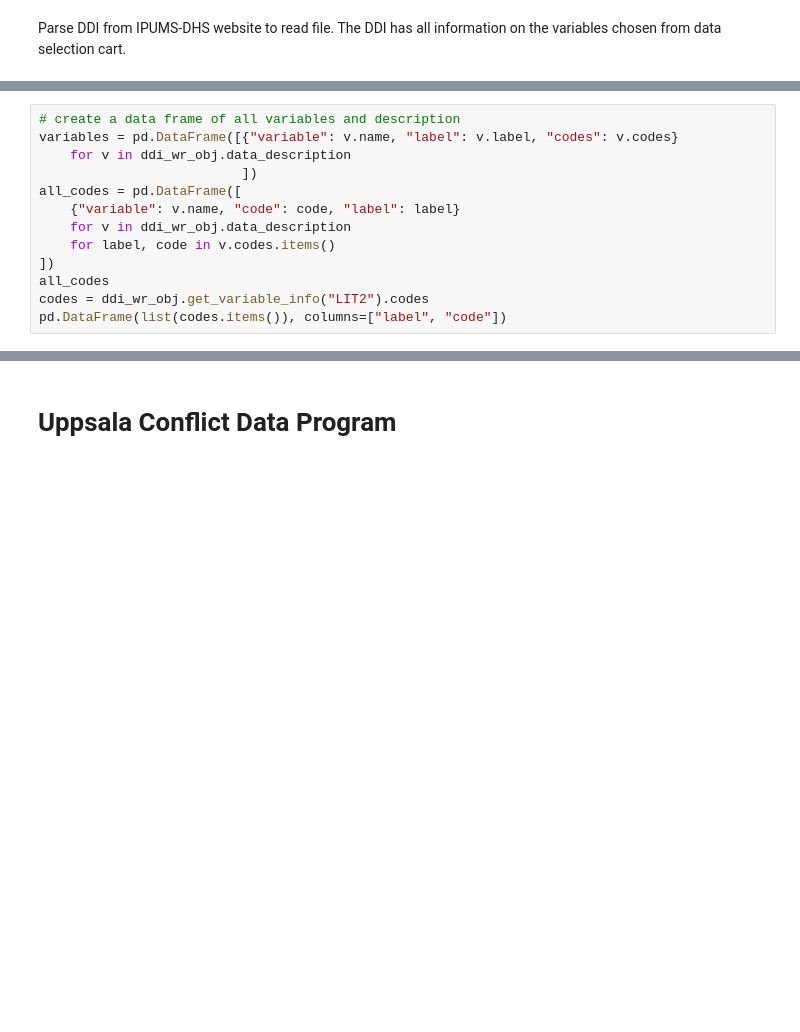
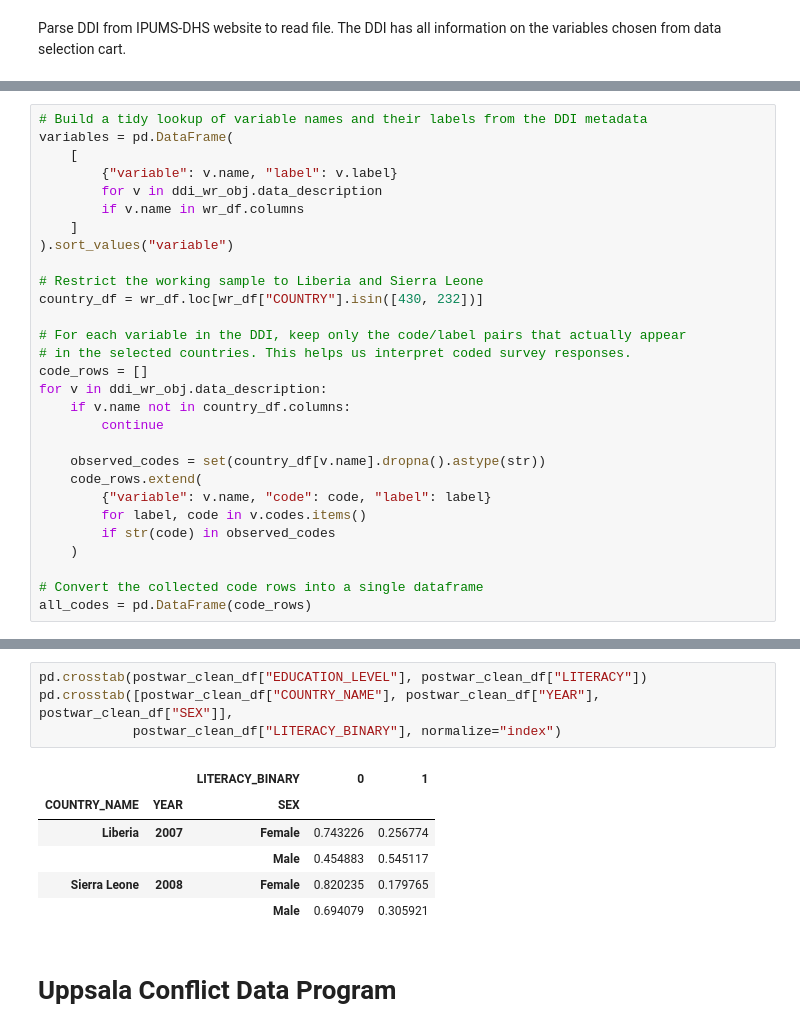
Before and after one commit to maradukuly/HHEI, a Jupyter notebook: AEA P&P/Analysis/AEA Analysis.ipynb, the cells around one changed output, grey strips where cells are left out. Cells and saved outputs as stored; diff of their text form; blank space fills up the shorter version.

```diff
--- a/AEA P&P/Analysis/AEA Analysis.ipynb
+++ b/AEA P&P/Analysis/AEA Analysis.ipynb
@@ -43,13 +54,29 @@ OSError: File /Users/School/GitHub/AEA P&P/Data/idhs_wr.xml does not exist
 # %%
-# create a data frame of all variables and description
-variables = pd.DataFrame([{"variable": v.name, "label": v.label, "codes": v.codes}
-    for v in ddi_wr_obj.data_description
-                          ])
-all_codes = pd.DataFrame([
-    {"variable": v.name, "code": code, "label": label}
-    for v in ddi_wr_obj.data_description
-    for label, code in v.codes.items()
-])
-all_codes
-codes = ddi_wr_obj.get_variable_info("LIT2").codes
-pd.DataFrame(list(codes.items()), columns=["label", "code"])
+# Build a tidy lookup of variable names and their labels from the DDI metadata
+variables = pd.DataFrame(
+    [
+        {"variable": v.name, "label": v.label}
+        for v in ddi_wr_obj.data_description
+        if v.name in wr_df.columns
+    ]
+).sort_values("variable")
+
+# Restrict the working sample to Liberia and Sierra Leone
+country_df = wr_df.loc[wr_df["COUNTRY"].isin([430, 232])]
+
+# For each variable in the DDI, keep only the code/label pairs that actually appear
+# in the selected countries. This helps us interpret coded survey responses.
+code_rows = []
+for v in ddi_wr_obj.data_description:
+    if v.name not in country_df.columns:
+        continue
+
+    observed_codes = set(country_df[v.name].dropna().astype(str))
+    code_rows.extend(
+        {"variable": v.name, "code": code, "label": label}
+        for label, code in v.codes.items()
+        if str(code) in observed_codes
+    )
+
+# Convert the collected code rows into a single dataframe
+all_codes = pd.DataFrame(code_rows)
@@ -58,3 +359,14 @@ NameError: name 'pd' is not defined
+# %%
+pd.crosstab(postwar_clean_df["EDUCATION_LEVEL"], postwar_clean_df["LITERACY"])
+pd.crosstab([postwar_clean_df["COUNTRY_NAME"], postwar_clean_df["YEAR"], postwar_clean_df["SEX"]],
+            postwar_clean_df["LITERACY_BINARY"], normalize="index")
+# %% [output]
+|  |  | LITERACY_BINARY | 0 | 1 |
+| COUNTRY_NAME | YEAR | SEX |  |  |
+| Liberia | 2007 | Female | 0.743226 | 0.256774 |
+|  |  | Male | 0.454883 | 0.545117 |
+| Sierra Leone | 2008 | Female | 0.820235 | 0.179765 |
+|  |  | Male | 0.694079 | 0.305921 |
 # %% [markdown]
 # Uppsala Conflict Data Program
 # %%
```
Also changed, not shown: parts of 7 cells of this notebook, 3 other files.
